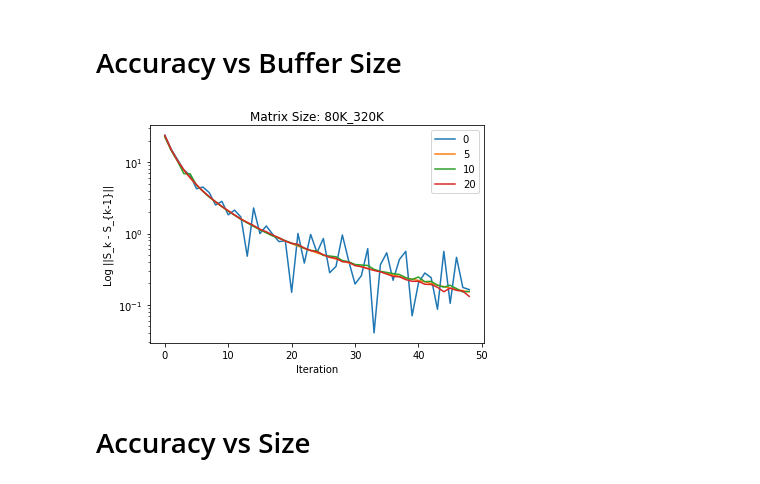
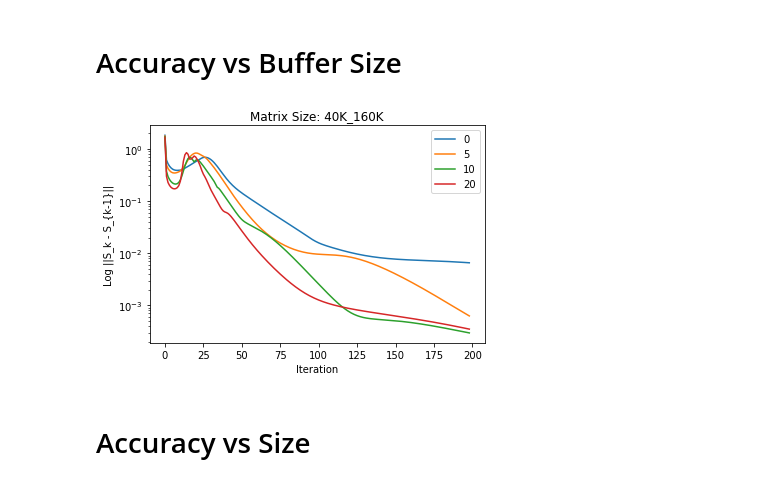
Before and after one commit to TNonet/lmdec_research, a Jupyter notebook: experiments/PowerMethodBenchMarks Jan23-24/Plotting.ipynb, the cells around one changed output. Drawn from its saved outputs; the diff is of its cells as text; code cells hidden in the pictures.

```diff
--- a/experiments/PowerMethodBenchMarks Jan23-24/Plotting.ipynb
+++ b/experiments/PowerMethodBenchMarks Jan23-24/Plotting.ipynb
@@ -35,23 +35,24 @@ def organize_run_data(run):
 # %% [markdown]
 # Accuracy vs Buffer Size
 # %%
-matrix_size = '80K_320K'
+matrix_size = '40K_160K'
 experiment = run4
 offset = 2
 
+
 for b in buffer_sizes:
     key = make_key(matrix_size, k=10, buffer=b)
-    run_data = organize_run_data(run1[key])
+    run_data = organize_run_data(experiment[key])
     plt.plot(run_data['tol'][offset:], label=b)
 
 plt.xlabel("Iteration")
 plt.ylabel('Log ||S_k - S_{k-1}||')
 plt.yscale('log')
 plt.title("Matrix Size: {}".format(matrix_size))
 plt.legend()
 plt.show()
 # %% [output]
-[figure, old version]
+[figure, new version]
 # %% [markdown]
 # Accuracy vs Size
 # %%
```
Also changed, not shown: 27 other files.
